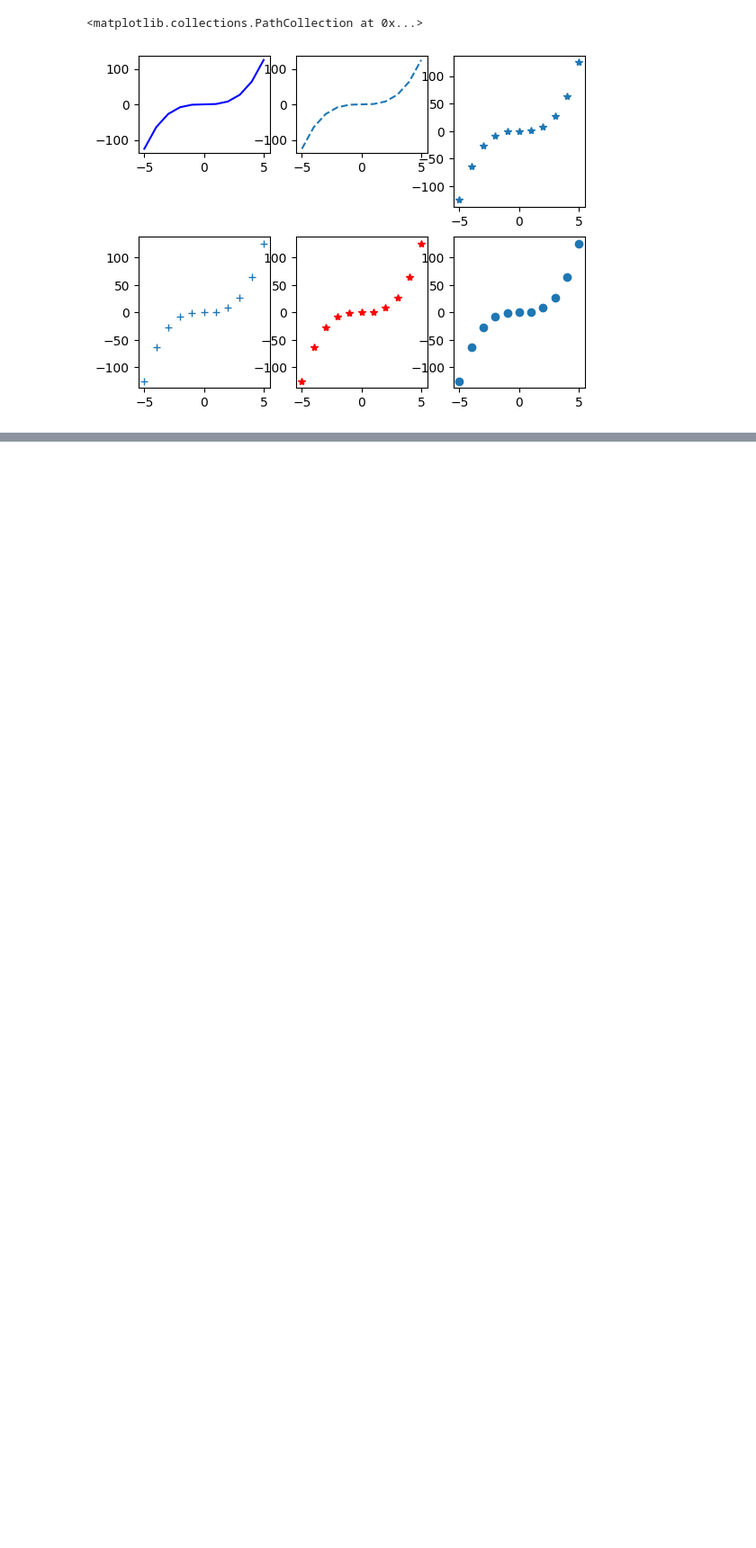
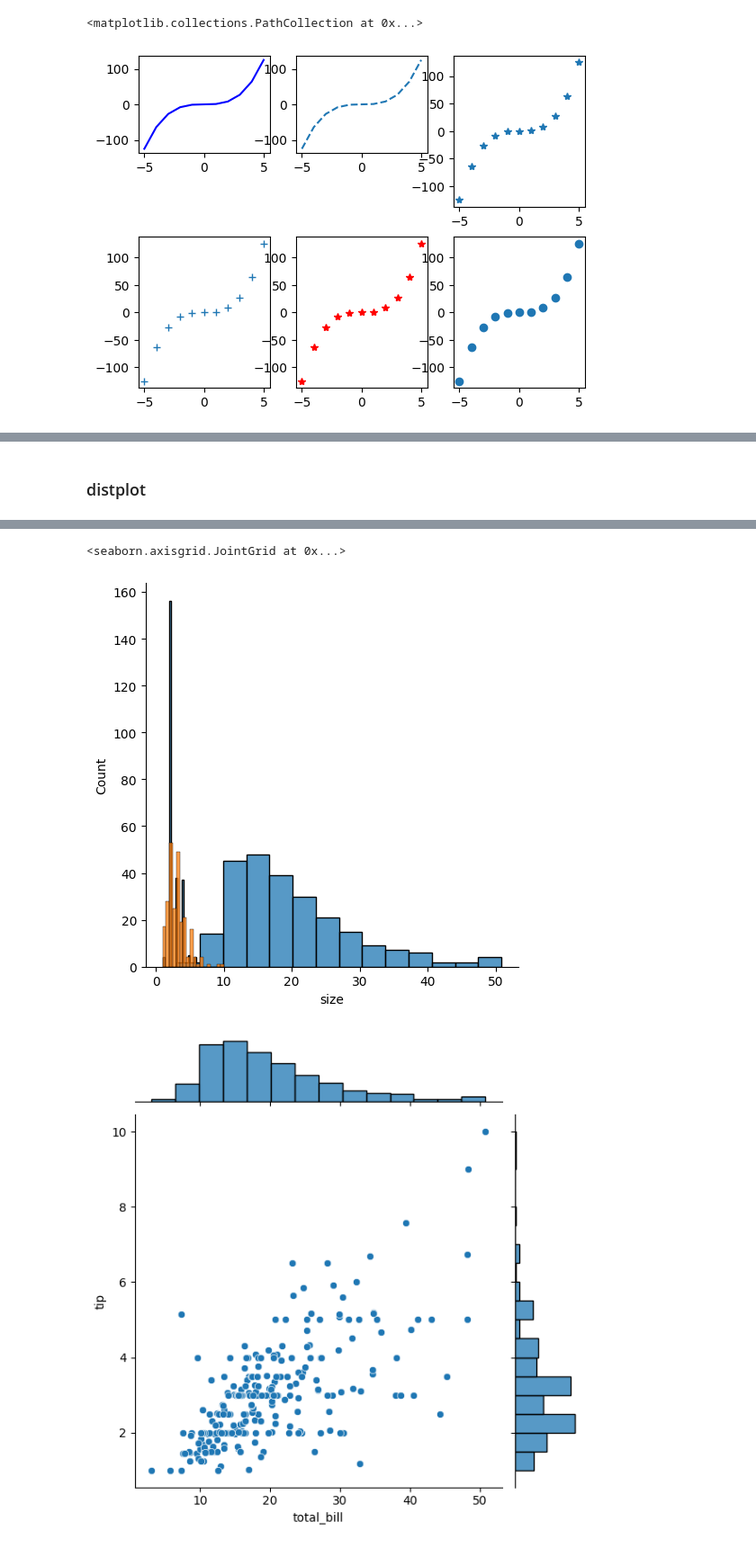
Before and after one commit to Ronin998/DS, a Jupyter notebook: Python.ipynb, the cells around one changed output, grey strips where cells are left out. Shown: that part at 90% size. Cells and saved outputs as stored; diff of their text form; code cells hidden in the pictures; blank space fills up the shorter version.

```diff
--- a/Python.ipynb
+++ b/Python.ipynb
@@ -1614,0 +1647,16 @@ mtp.scatter(x,y)
+# %% [markdown]
+<h3>distplot</h3>
+# %%
+tips.head()
+
+print(tips['size'].unique())
+print(tips['size'].value_counts())
+print(tips.groupby('size')['size'].count())
+
+sns.displot(tips['size'])
+sns.histplot(tips['total_bill'])
+sns.histplot(tips['tip'])
+sns.jointplot(x='total_bill' , y='tip' , data = tips, kind = 'scatter')
+sns.jointplot(x='total_bill' , y='tip' , data = tips, kind = 'hex')
+sns.jointplot(x='total_bill' , y='tip' , data = tips, kind = 'reg')
+# %% [output]
@@ -1614,0 +1679,3 @@ mtp.scatter(x,y)
+<seaborn.axisgrid.JointGrid at 0x...>
+[figure, added]
+[figure, added]
```
Also changed, not shown: parts of 22 cells of this notebook, 2 other files.
